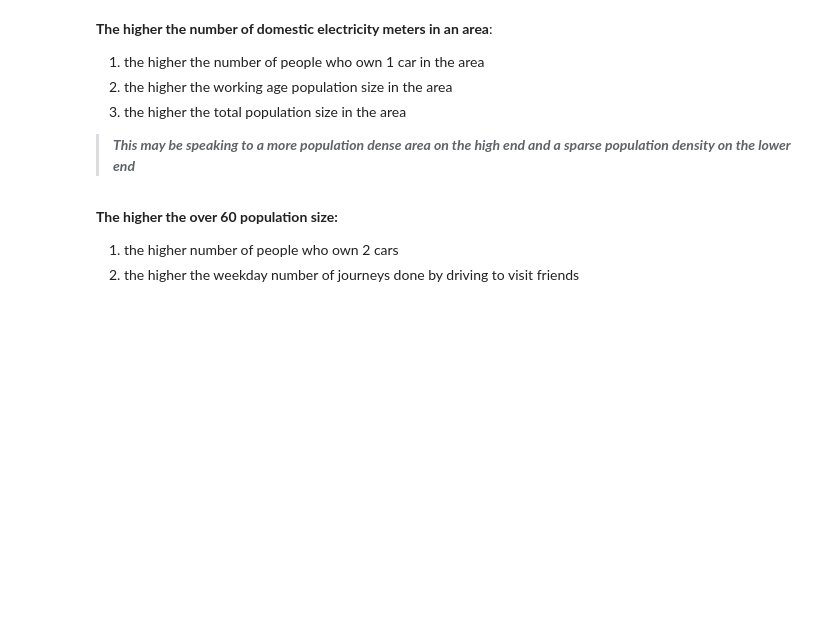
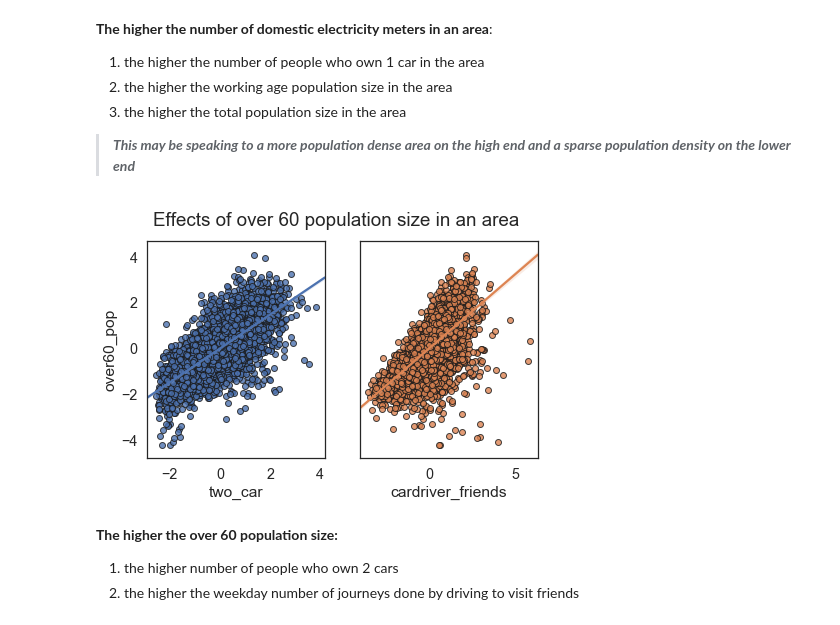
Before and after one commit to cdenbowjr/ev_chargepoint_prediction, a Jupyter notebook: notebooks/2.0-ced-exploratory-data-analysis.ipynb, the cells around one changed output. Cells and saved outputs as stored; diff of their text form; code cells hidden in the pictures; blank space fills up the shorter version.

```diff
--- a/notebooks/2.0-ced-exploratory-data-analysis.ipynb
+++ b/notebooks/2.0-ced-exploratory-data-analysis.ipynb
@@ -1125,14 +1175,16 @@ plt.savefig("../reports/figures/correlations/d_meters_correlation.jpg",
 # %%
 fig, ax = plt.subplots(1,2,figsize=(7,4),sharey=True)
 
 sns.regplot('two_car','over60_pop', data=trans_df, order=1,ax=ax[0],scatter_kws={'ec':'k'})
 sns.regplot('cardriver_friends','over60_pop', data=trans_df, order=1,ax=ax[1],scatter_kws={'ec':'k'})
 ax[1].set_ylabel("")
 plt.suptitle("Effects of over 60 population size in an area")
 plt.savefig("../reports/figures/correlations/over60_correlation.jpg",
-            dpi=288,
+            dpi=144,
             quality=100,
             bbox_inches='tight');
+# %% [output]
+[figure, added]
 # %% [markdown]
 **The higher the over 60 population size:**
 1. the higher number of people who own 2 cars
```
Also changed, not shown: parts of 12 cells of this notebook, 7 other files.
